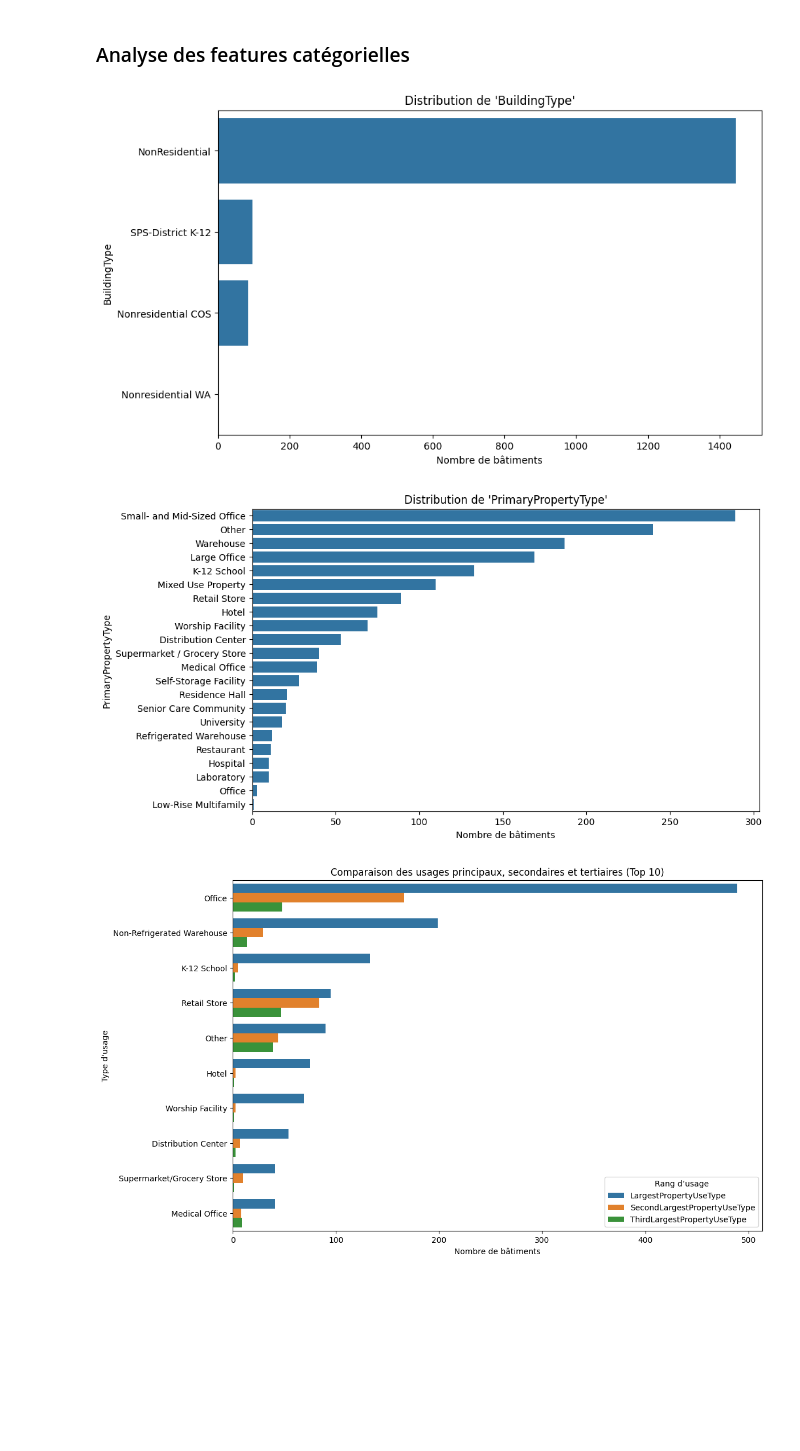
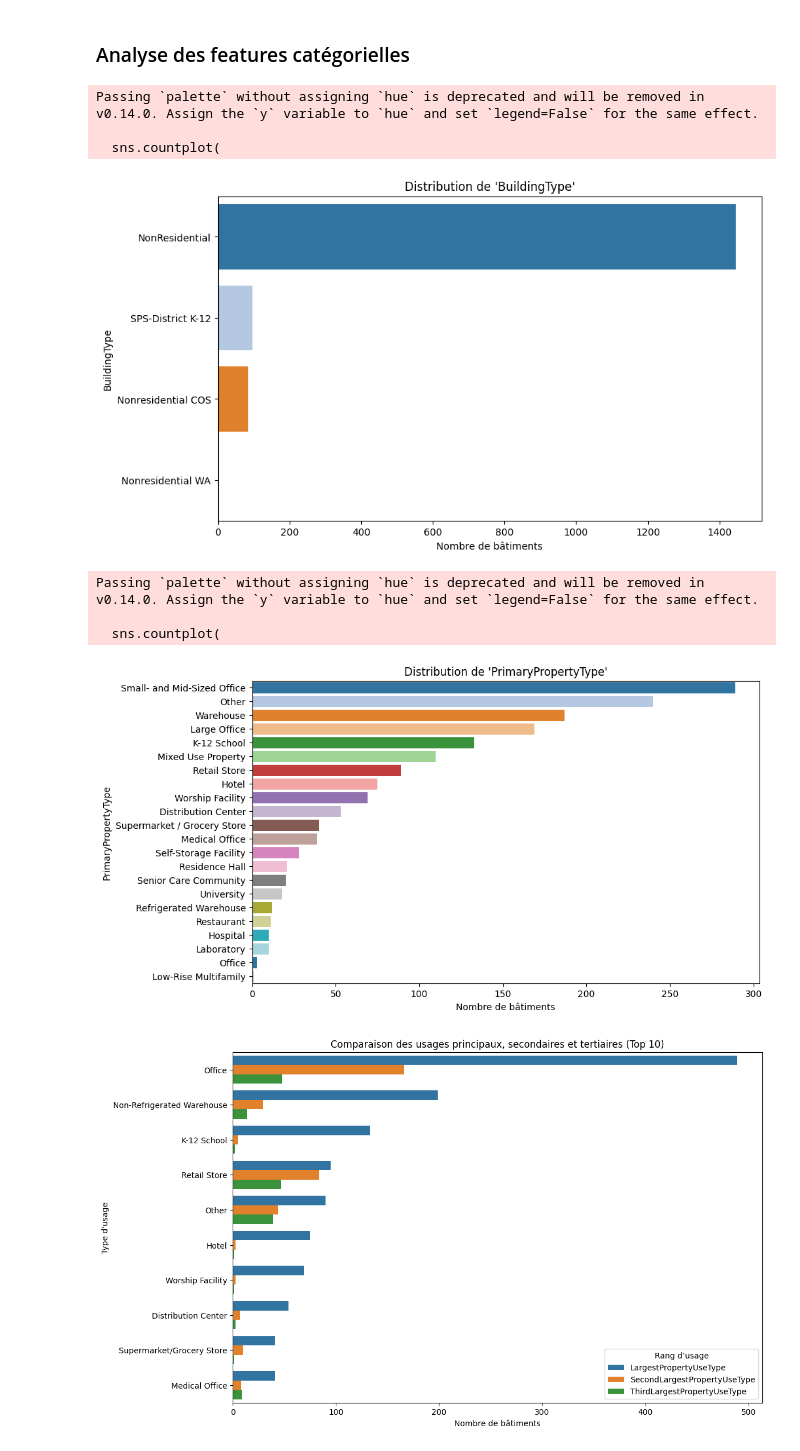
Before and after one commit to XavierCoulon/OC_P3_Seattle_Buildings_Consumption, a Jupyter notebook: notebooks/1. EDA.ipynb, the cells around one changed output. Saved outputs shown, nothing was run; the diff lists cells and outputs as text; code cells hidden in the pictures; blank space fills up the shorter version.

```diff
--- a/notebooks/1. EDA.ipynb
+++ b/notebooks/1. EDA.ipynb
@@ -230,20 +250,35 @@ for feature in numerical_features:
 # %% [markdown]
 ### Analyse des features catégorielles
 # %%
-categorical_features = [
-    "BuildingType",
-    "PrimaryPropertyType"
-]
+categorical_features = ["BuildingType", "PrimaryPropertyType"]
+
 for feature in categorical_features:
-	plt.figure(figsize=(10, 6))
-	sns.countplot(data=building_consumption, y=feature, order=building_consumption[feature].value_counts().index)
-	plt.title(f"Distribution de '{feature}'")
-	plt.xlabel("Nombre de bâtiments")
-	plt.ylabel(feature)
-	plt.show()
+    plt.figure(figsize=(10, 6))
+
+    # Crée une palette adaptée au nombre de catégories
+    num_categories = building_consumption[feature].nunique()
+    palette = sns.color_palette("tab20", num_categories)
+
+    sns.countplot(
+        data=building_consumption,
+        y=feature,
+        order=building_consumption[feature].value_counts().index,
+        palette=palette,
+    )
+
+    plt.title(f"Distribution de '{feature}'")
+    plt.xlabel("Nombre de bâtiments")
+    plt.ylabel(feature)
+    plt.show()
 # %% [output]
+Passing `palette` without assigning `hue` is deprecated and will be removed in v0.14.0. Assign the `y` variable to `hue` and set `legend=False` for the same effect.
+
+  sns.countplot(
-[figure, old version]
+[figure, new version]
+Passing `palette` without assigning `hue` is deprecated and will be removed in v0.14.0. Assign the `y` variable to `hue` and set `legend=False` for the same effect.
+
+  sns.countplot(
-[figure, old version]
+[figure, new version]
 # %%
 # Colonnes à comparer
 features = [
```
Also changed, not shown: parts of 3 cells of this notebook, 2 other files.
